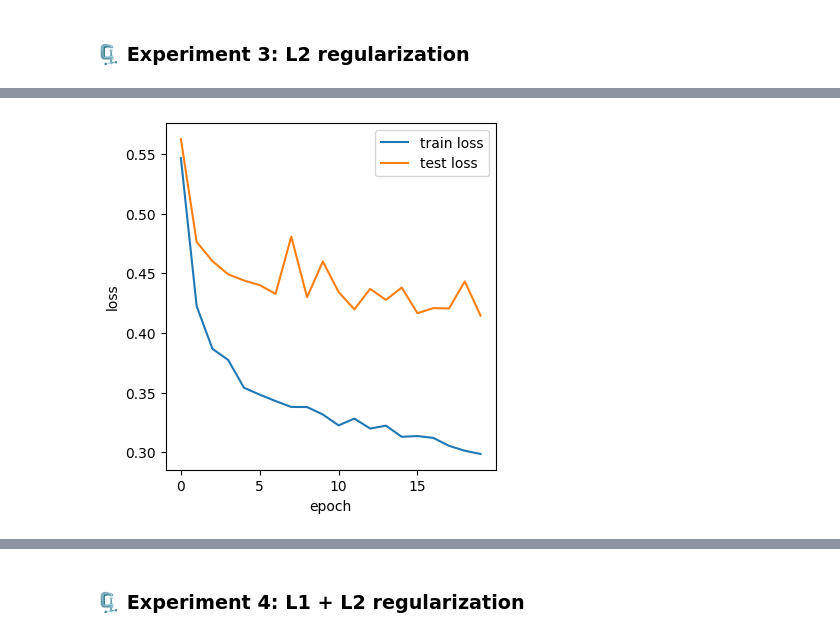
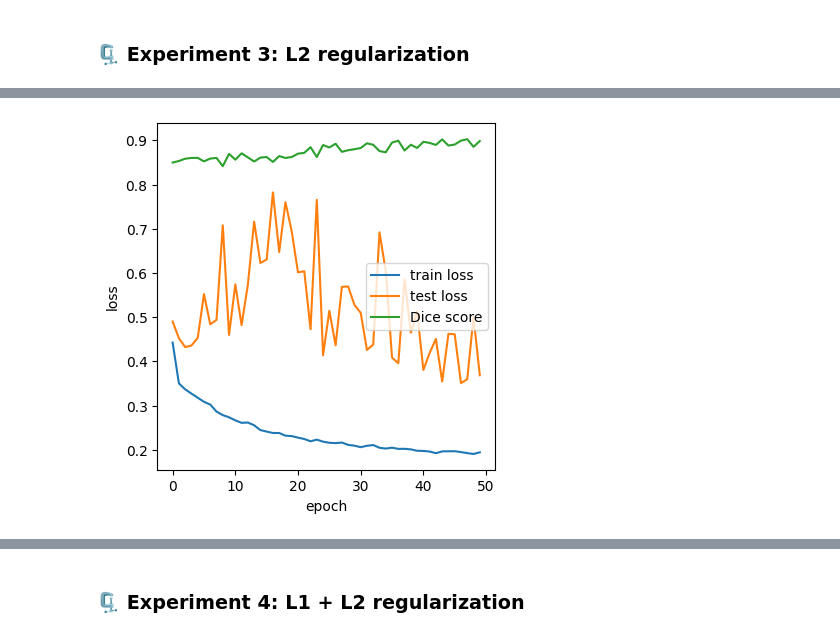
Before and after one commit to lam-thai-nguyen/unet, a Jupyter notebook: unet.ipynb, the cells around one changed output, grey strips where cells are left out. Saved outputs shown, nothing was run; the diff lists cells and outputs as text; code cells hidden in the pictures.

```diff
--- a/unet.ipynb
+++ b/unet.ipynb
@@ -682,22 +682,25 @@ def train(train_dataloader, test_dataloader, model, loss_fn, optimizer, epochs):
 
   history_train = []
   history_test = []
+  history_dice = []
   for i in range(epochs):
     total_loss_train = train_one_epoch(train_dataloader, model, loss_fn, optimizer)
     total_loss_test, total_dice = evaluate(test_dataloader, model, loss_fn)
     history_train.append(total_loss_train)
     history_test.append(total_loss_test)
-    if i % 1 == 0:
-      print(f"Epoch {i}: Train loss {total_loss_train:4f} Test loss: {total_loss_test:4f} Dice score: {total_dice:4f}")
+    history_dice.append(total_dice)
+    if i % 5 == 0:
+      print(f"Epoch {i}: Train loss {total_loss_train:.4f}\tTest loss: {total_loss_test:.4f}\tDice score: {total_dice:.4f}")
 
-  return history_train, history_test
+  return history_train, history_test, history_dice
 # %%
 import matplotlib.pyplot as plt
 
-def show_loss(history_train, history_test):
+def show_loss(history_train, history_test, history_dice):
   plt.figure(figsize=(4,4))
   plt.plot(history_train, label="train loss")
   plt.plot(history_test, label="test loss")
+  plt.plot(history_dice, label="Dice score")
   plt.legend()
   plt.tight_layout()
   plt.xlabel("epoch")
@@ -835,8 +824,7 @@ test_data = ISBI(root="/kaggle/working/data", train=False, transform=test_transf
 train_dataloader = DataLoader(training_data, batch_size=1, shuffle=True)
 test_dataloader = DataLoader(test_data, batch_size=1, shuffle=False)
 criterion = nn.CrossEntropyLoss()
-optimizer = optim.SGD(model.parameters(), lr=3e-3)
+optimizer = optim.SGD(model.parameters(), lr=1e-2)
 # %%
-# More stable but still overfitting. Let's try L2 regularization.
-history_train, history_test = train(train_dataloader, test_dataloader, model, criterion, optimizer, 20)
+history_train, history_test, history_dice = train(train_dataloader, test_dataloader, model, criterion, optimizer, 50)
 # %% [output]
@@ -863,7 +841,7 @@ Epoch 19: Train loss 0.298606 Test loss: 0.414433 Dice score: 0.862754
 # %%
-show_loss(history_train, history_test)
+show_loss(history_train, history_test, history_dice)
 # %% [output]
-[figure, old version]
+[figure, new version]
 # %%
 img, label = training_data[0]
 img = img.to(device).unsqueeze(0)
```
Also changed, not shown: parts of 36 cells of this notebook.
